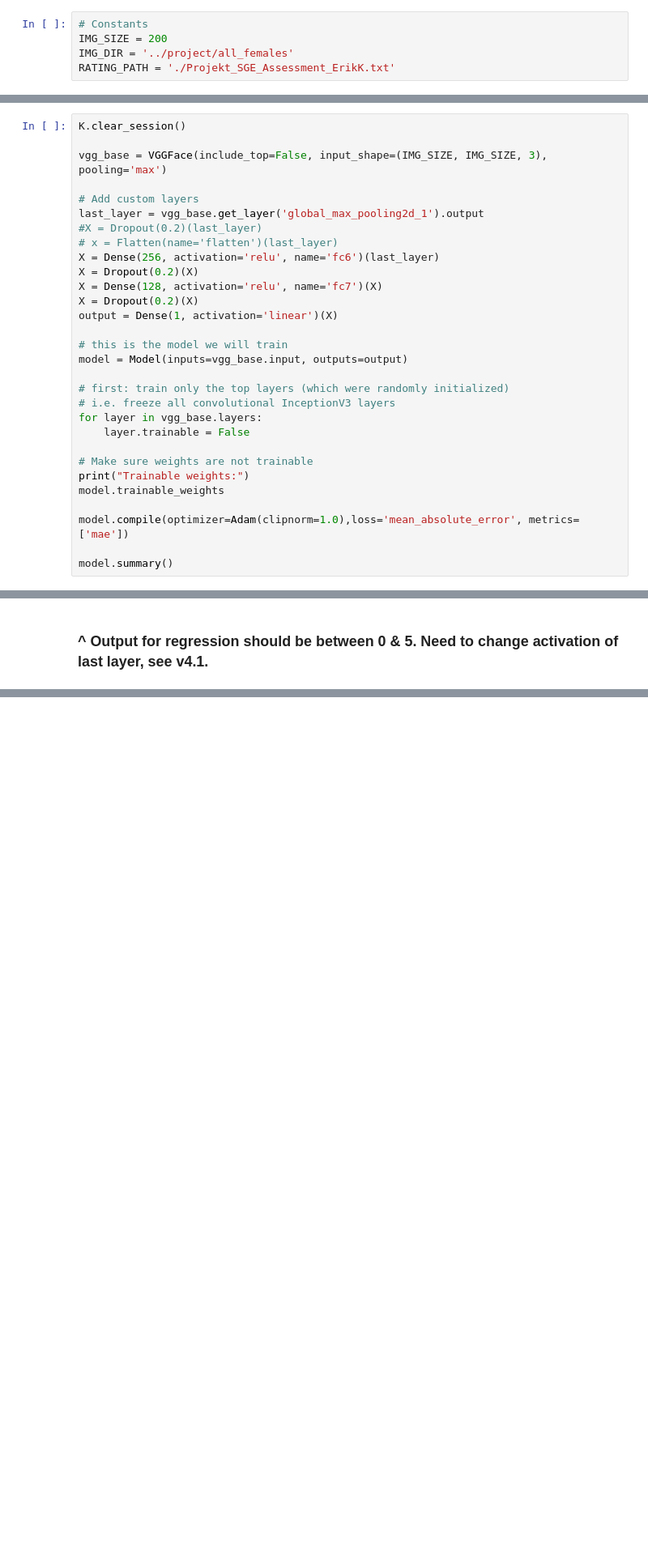
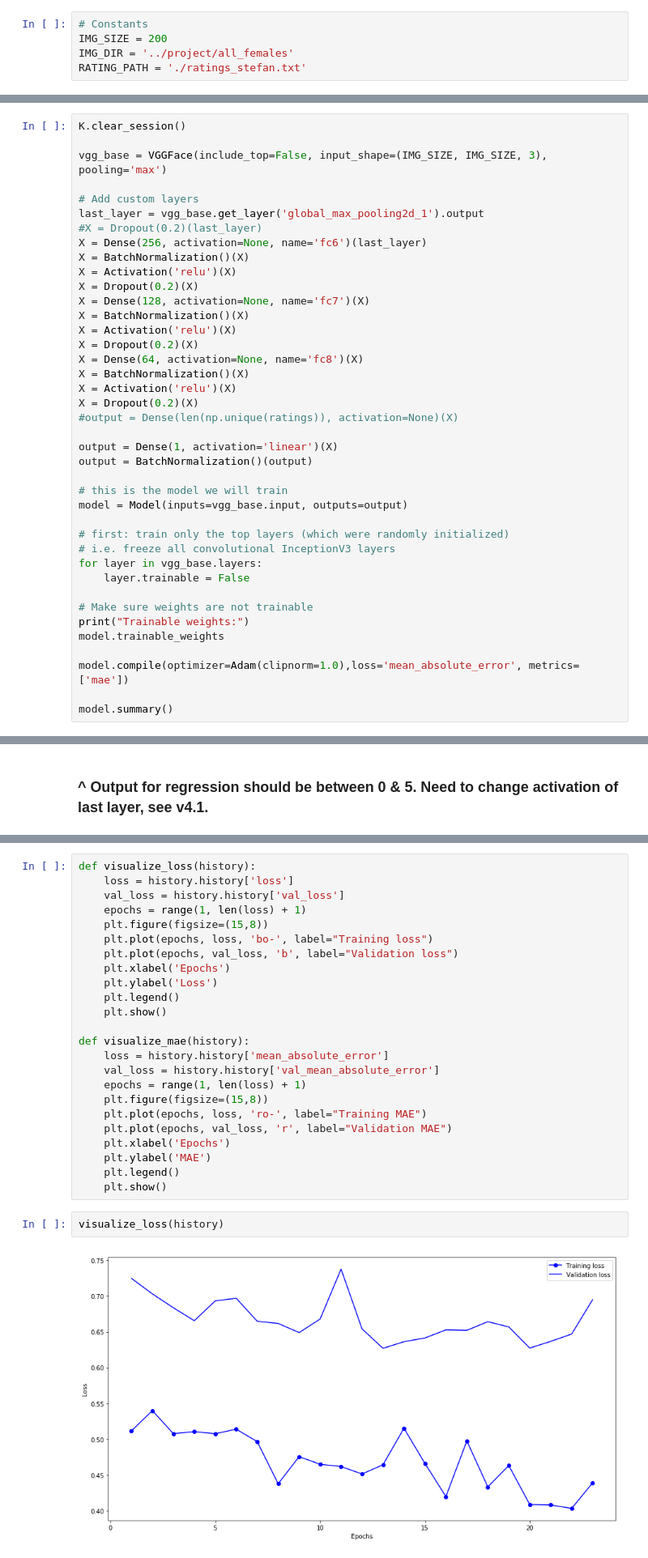
Before and after one commit to stefanradev93/ml2017hd, a Jupyter notebook: rater-v4.4.ipynb, the cells around one changed output, grey strips where cells are left out. Shown: that part at 81% size. Saved outputs shown, nothing was run; the diff lists cells and outputs as text; blank space fills up the shorter version.

Commit message:
Added BatchNorm.

```diff
--- a/rater-v4.4.ipynb
+++ b/rater-v4.4.ipynb
@@ -19,6 +23,6 @@ import matplotlib.pyplot as plt
 # Constants
 IMG_SIZE = 200
 IMG_DIR = '../project/all_females'
-RATING_PATH = './Projekt_SGE_Assessment_ErikK.txt'
+RATING_PATH = './ratings_stefan.txt'
 # %% [markdown]
 ### Build model
@@ -30,12 +100,22 @@ vgg_base = VGGFace(include_top=False, input_shape=(IMG_SIZE, IMG_SIZE, 3), pooli
 # Add custom layers
 last_layer = vgg_base.get_layer('global_max_pooling2d_1').output
 #X = Dropout(0.2)(last_layer)
-# x = Flatten(name='flatten')(last_layer)
-X = Dense(256, activation='relu', name='fc6')(last_layer)
+X = Dense(256, activation=None, name='fc6')(last_layer)
+X = BatchNormalization()(X)
+X = Activation('relu')(X)
 X = Dropout(0.2)(X)
-X = Dense(128, activation='relu', name='fc7')(X)
+X = Dense(128, activation=None, name='fc7')(X)
+X = BatchNormalization()(X)
+X = Activation('relu')(X)
 X = Dropout(0.2)(X)
+X = Dense(64, activation=None, name='fc8')(X)
+X = BatchNormalization()(X)
+X = Activation('relu')(X)
+X = Dropout(0.2)(X)
+#output = Dense(len(np.unique(ratings)), activation=None)(X)
+
 output = Dense(1, activation='linear')(X)
+output = BatchNormalization()(output)
 
 # this is the model we will train
 model = Model(inputs=vgg_base.input, outputs=output)
@@ -276,0 +291,28 @@ print(y_test)
+# %%
+def visualize_loss(history):
+    loss = history.history['loss']
+    val_loss = history.history['val_loss']
+    epochs = range(1, len(loss) + 1)
+    plt.figure(figsize=(15,8))
+    plt.plot(epochs, loss, 'bo-', label="Training loss")
+    plt.plot(epochs, val_loss, 'b', label="Validation loss")
+    plt.xlabel('Epochs')
+    plt.ylabel('Loss')
+    plt.legend()
+    plt.show()
+
+def visualize_mae(history):
+    loss = history.history['mean_absolute_error']
+    val_loss = history.history['val_mean_absolute_error']
+    epochs = range(1, len(loss) + 1)
+    plt.figure(figsize=(15,8))
+    plt.plot(epochs, loss, 'ro-', label="Training MAE")
+    plt.plot(epochs, val_loss, 'r', label="Validation MAE")
+    plt.xlabel('Epochs')
+    plt.ylabel('MAE')
+    plt.legend()
+    plt.show()
+# %%
+visualize_loss(history)
+# %% [output]
+[figure, added]
```
Also changed, not shown: parts of 10 cells of this notebook, 2 other files.
